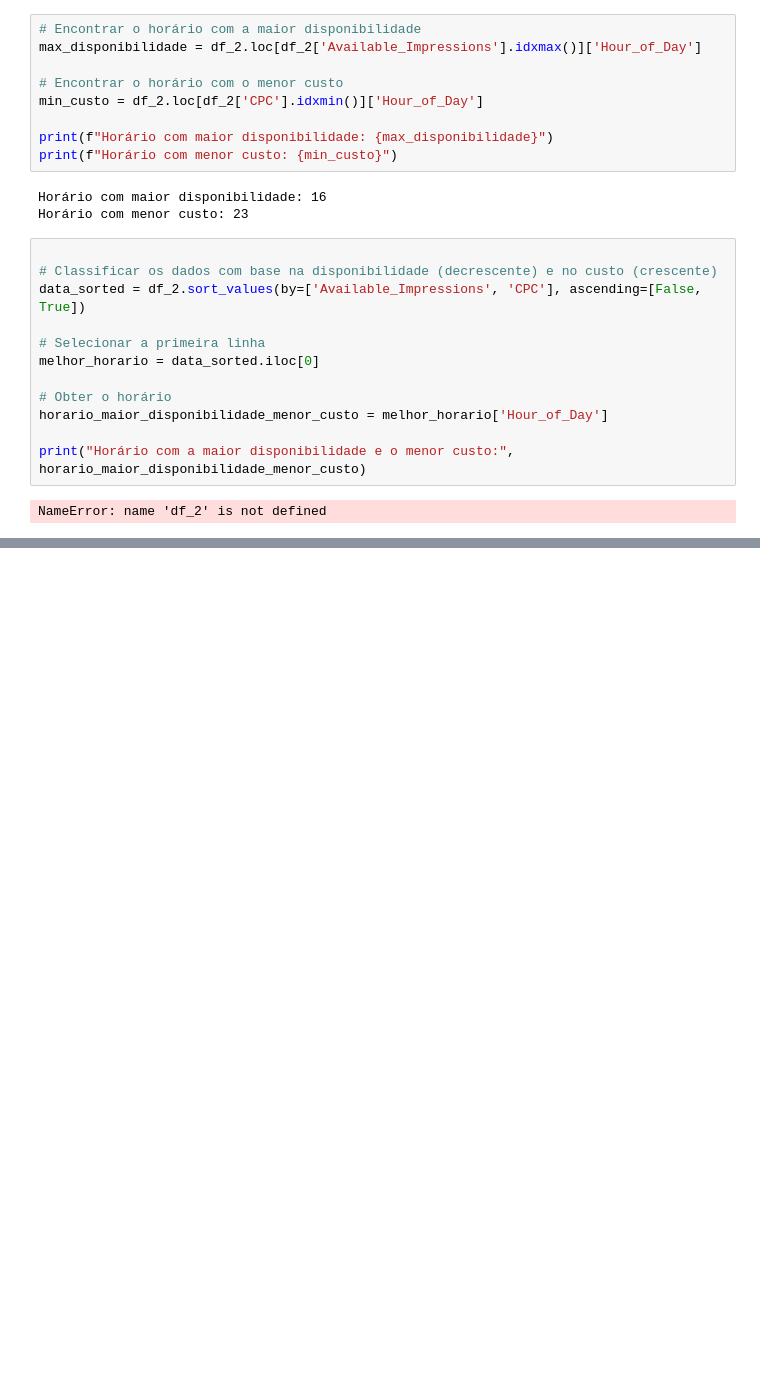
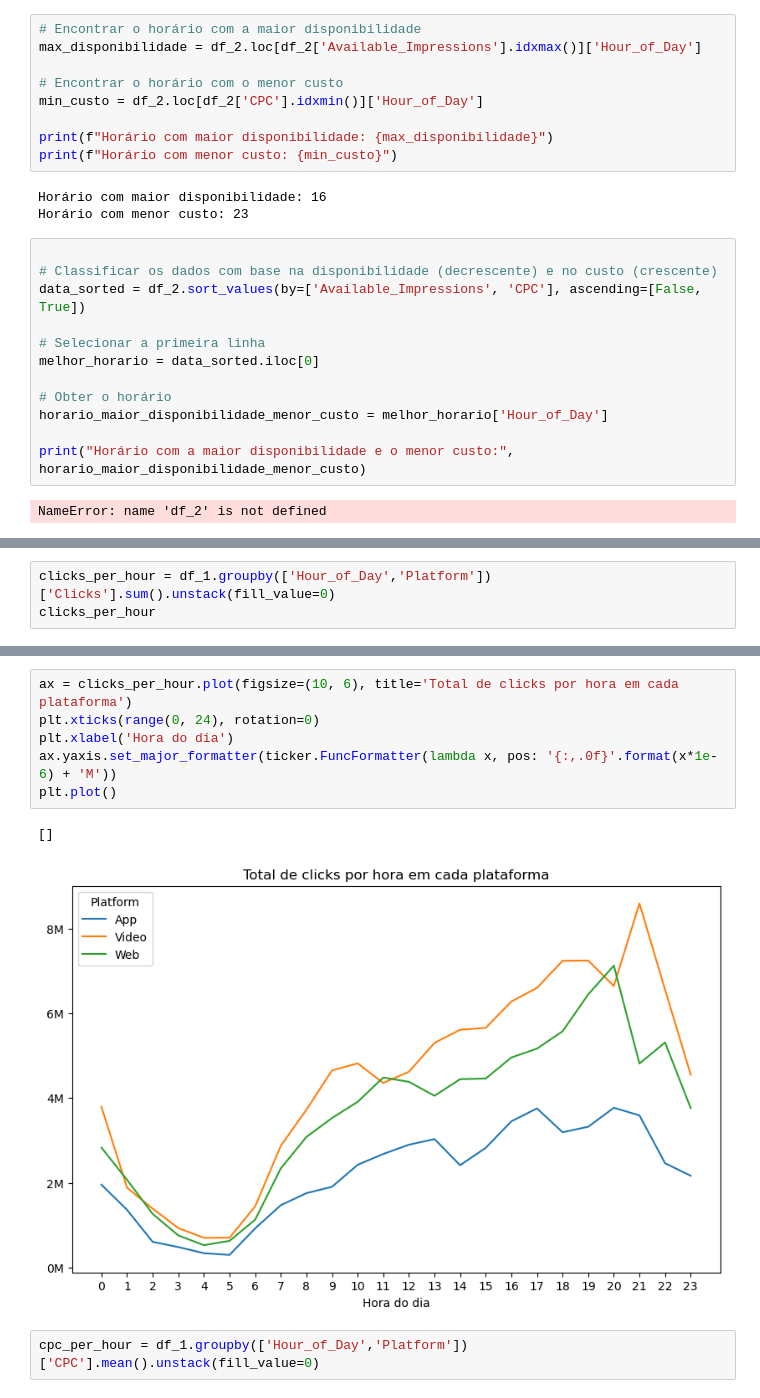
Before and after one commit to Sirius-146/projetoV_ifoodtech, a Jupyter notebook: projeto_ifoodtechV.ipynb, the cells around one changed output, grey strips where cells are left out. Drawn from its saved outputs; the diff is of its cells as text; blank space fills up the shorter version.

Commit message:
project update: new questions & graphs

```diff
--- a/projeto_ifoodtechV.ipynb
+++ b/projeto_ifoodtechV.ipynb
@@ -764,0 +768,3 @@ NameError: name 'df_2' is not defined
+# %%
+clicks_per_hour = df_1.groupby(['Hour_of_Day','Platform'])['Clicks'].sum().unstack(fill_value=0)
+clicks_per_hour
@@ -764,0 +790,11 @@ NameError: name 'df_2' is not defined
+# %%
+ax = clicks_per_hour.plot(figsize=(10, 6), title='Total de clicks por hora em cada plataforma')
+plt.xticks(range(0, 24), rotation=0)
+plt.xlabel('Hora do dia')
+ax.yaxis.set_major_formatter(ticker.FuncFormatter(lambda x, pos: '{:,.0f}'.format(x*1e-6) + 'M'))
+plt.plot()
+# %% [output]
+[]
+[figure, added]
+# %%
+cpc_per_hour = df_1.groupby(['Hour_of_Day','Platform'])['CPC'].mean().unstack(fill_value=0)
```
Also changed, not shown: parts of 7 cells of this notebook.
